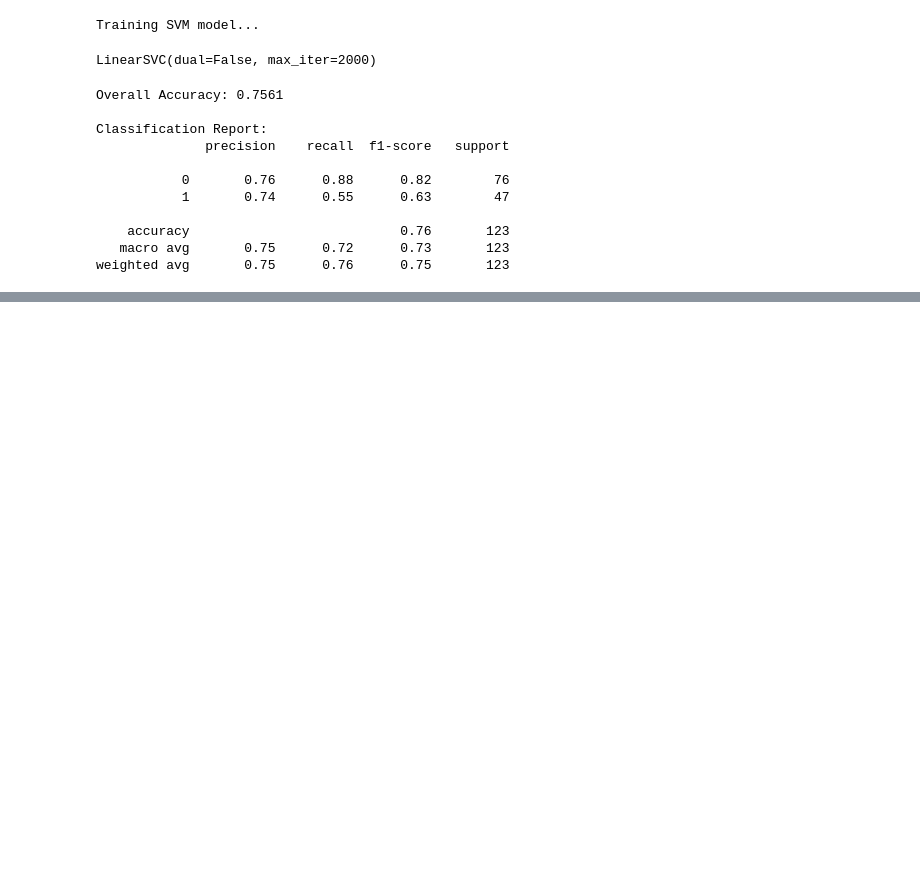
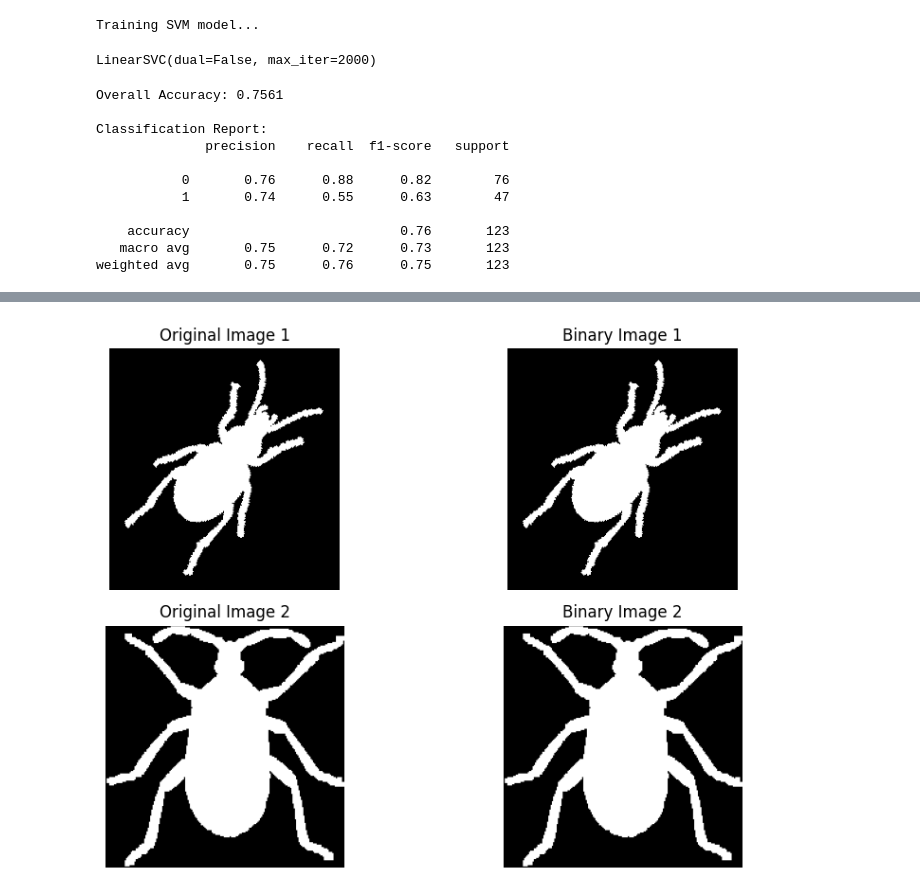
Before and after one commit to Nehasatheesh04/computer-vision, a Jupyter notebook: computer_vision.ipynb, the cells around one changed output, grey strips where cells are left out. Cells and saved outputs as stored; diff of their text form; code cells hidden in the pictures; blank space fills up the shorter version.

```diff
--- a/computer_vision.ipynb
+++ b/computer_vision.ipynb
@@ -181,0 +184,92 @@ weighted avg       0.75      0.76      0.75       123
+# %%
+import cv2
+import numpy as np
+import matplotlib.pyplot as plt
+from sklearn.metrics.pairwise import cosine_similarity
+
+def preprocess(image_path):
+    # Read original grayscale image
+    original = cv2.imread(image_path, cv2.IMREAD_GRAYSCALE)
+
+    # Threshold to binary
+    _, thresh = cv2.threshold(original, 0, 255,
+                              cv2.THRESH_BINARY + cv2.THRESH_OTSU)
+
+    return original, thresh
+
+def show_images(orig1, bin1, orig2, bin2):
+    plt.figure(figsize=(10, 6))
+
+    plt.subplot(2, 2, 1)
+    plt.title("Original Image 1")
+    plt.imshow(orig1, cmap='gray')
+    plt.axis('off')
+
+    plt.subplot(2, 2, 2)
+    plt.title("Binary Image 1")
+    plt.imshow(bin1, cmap='gray')
+    plt.axis('off')
+
+    plt.subplot(2, 2, 3)
+    plt.title("Original Image 2")
+    plt.imshow(orig2, cmap='gray')
+    plt.axis('off')
+
+    plt.subplot(2, 2, 4)
+    plt.title("Binary Image 2")
+    plt.imshow(bin2, cmap='gray')
+    plt.axis('off')
+
+    plt.tight_layout()
+    plt.show()
+
+def compute_moments(binary_img):
+    moments = cv2.moments(binary_img)
+
+    print("\nNormalized Central Moments:")
+    print("nu20:", moments['nu20'])
+    print("nu11:", moments['nu11'])
+    print("nu02:", moments['nu02'])
+
+    hu = cv2.HuMoments(moments)
+
+    # Log transform
+    hu = -np.sign(hu) * np.log10(np.abs(hu) + 1e-10)
+
+    return hu.flatten()
+
+def compare_shapes(hu1, hu2):
+    l1_distance = np.sum(np.abs(hu1 - hu2))
+    cosine_sim = cosine_similarity([hu1], [hu2])[0][0]
+
+    print("\nHu Moments Image 1:", hu1)
+    print("Hu Moments Image 2:", hu2)
+
+    print("\nL1 Distance:", l1_distance)
+    print("Cosine Similarity:", cosine_sim)
+
+    if l1_distance < 3 or cosine_sim > 0.90:
+        print("Result: Shapes are SIMILAR")
+    else:
+        print("Result: Shapes are DIFFERENT")
+
+
+# 🔹 Input image paths
+image1_path = "/content/beetle-12.gif"
+image2_path = "/content/beetle-13.gif"
+
+# Preprocess
+orig1, bin1 = preprocess(image1_path)
+orig2, bin2 = preprocess(image2_path)
+
+# Show images
+show_images(orig1, bin1, orig2, bin2)
+
+# Compute moments
+hu1 = compute_moments(bin1)
+hu2 = compute_moments(bin2)
+
+# Compare
+compare_shapes(hu1, hu2)
+# %% [output]
+[figure, added]
```
Also changed, not shown: parts of 23 cells of this notebook.
